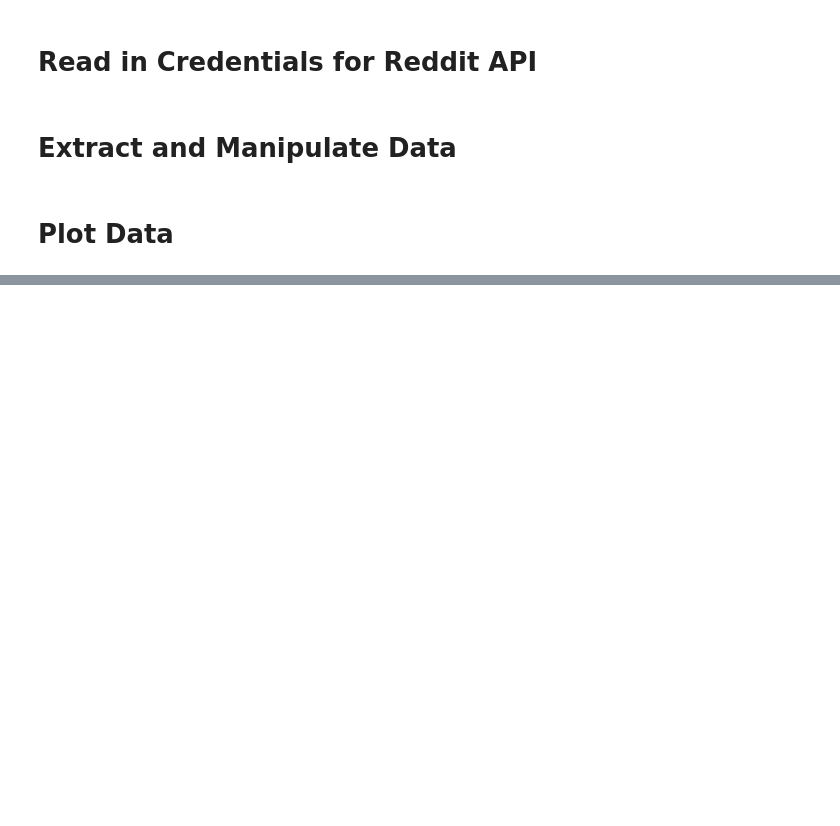
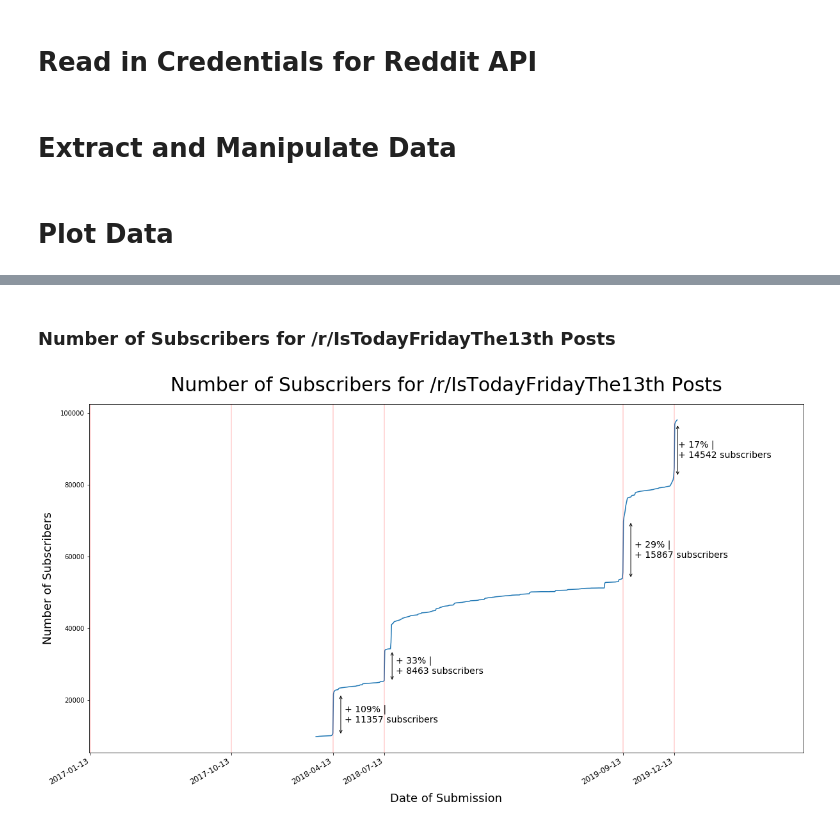
Before and after one commit to francislin96/IsTodayFridayThe13th, a Jupyter notebook: IsTodayFridayThe13th.ipynb, the cells around one changed output, grey strips where cells are left out. Cells and saved outputs as stored; diff of their text form; code cells hidden in the pictures; blank space fills up the shorter version.

```diff
--- a/IsTodayFridayThe13th.ipynb
+++ b/IsTodayFridayThe13th.ipynb
@@ -78,3 +78,7 @@ def get_friday_the_13ths(start_date='1/10/2017', end_date=datetime.datetime.date
         if ((d.day == 13) & (d.weekday()==4)):
             friday_the_13ths.append(d.strftime('%Y-%m-%d'))
     return friday_the_13ths
+# %%
+# add days to dates
+def add_days(date, num_days):
+    return (datetime.datetime.strptime(date, '%Y-%m-%d') + datetime.timedelta(num_days)).strftime('%Y-%m-%d')
@@ -188,0 +244,41 @@ plt.show()
+# %% [markdown]
+### Number of Subscribers for /r/IsTodayFridayThe13th Posts
+# %%
+# set up figure size
+fig, ax = plt.subplots(figsize=(20,10))
+plt.xlim(right=200+(datetime.datetime.strptime('2019-12-12', '%Y-%m-%d') - datetime.datetime.strptime('2017-01-10', '%Y-%m-%d')).days)
+
+# figure metadata
+ax.set_title('Number of Subscribers for /r/IsTodayFridayThe13th Posts', fontsize= 30, pad=20)
+plt.xlabel('Date of Submission', fontsize= 18, labelpad=10)
+plt.ylabel('Number of Subscribers', fontsize= 18, labelpad=10)
+
+# plot data
+# ax.plot(df_total.date, df_total.score)
+# ax.plot(df_total.date, df_total.num_comments)
+ax.plot(df_total.date, df_total.subreddit_subscribers)
+
+# lines for Friday the 13th
+friday_the_13ths = get_friday_the_13ths()
+for i in friday_the_13ths:
+    plt.axvline(i, color='r', alpha=0.2)
+plt.xticks(friday_the_13ths, rotation=30, ha='right', fontsize=12)
+
+# annotations for Friday the 13ths
+for idx, d in enumerate(get_friday_the_13ths(start_date='2018-04-01')):
+
+    d1_subs = df_total[df_total['date'] == add_days(d, -1)].iloc[0]['subreddit_subscribers']
+    d2_subs = df_total[df_total['date'] == add_days(d, 1)].iloc[0]['subreddit_subscribers']
+    plt.annotate('', xy=(add_days(d, 14), d1_subs), xycoords='data',
+                 xytext=(add_days(d, 14), d2_subs), textcoords='data',
+                 arrowprops=dict(arrowstyle='<->', color='0', connectionstyle='angle3,angleA=0,angleB=90'))
+    plt.annotate('+ {}% |\n+ {} subscribers'.format(int(100*(d2_subs-d1_subs)/d1_subs),int(d2_subs-d1_subs)),
+                 xy=(add_days(d, 21), np.mean([d1_subs, d2_subs])), va='center', ha='left', fontsize=14)
+
+# save figure
+plt.savefig('IsTodayFridayThe13thSubscribers.png')
+
+# show plot
+plt.show()
+# %% [output]
+[figure, added]
```
Also changed, not shown: parts of 5 cells of this notebook, 3 other files.
